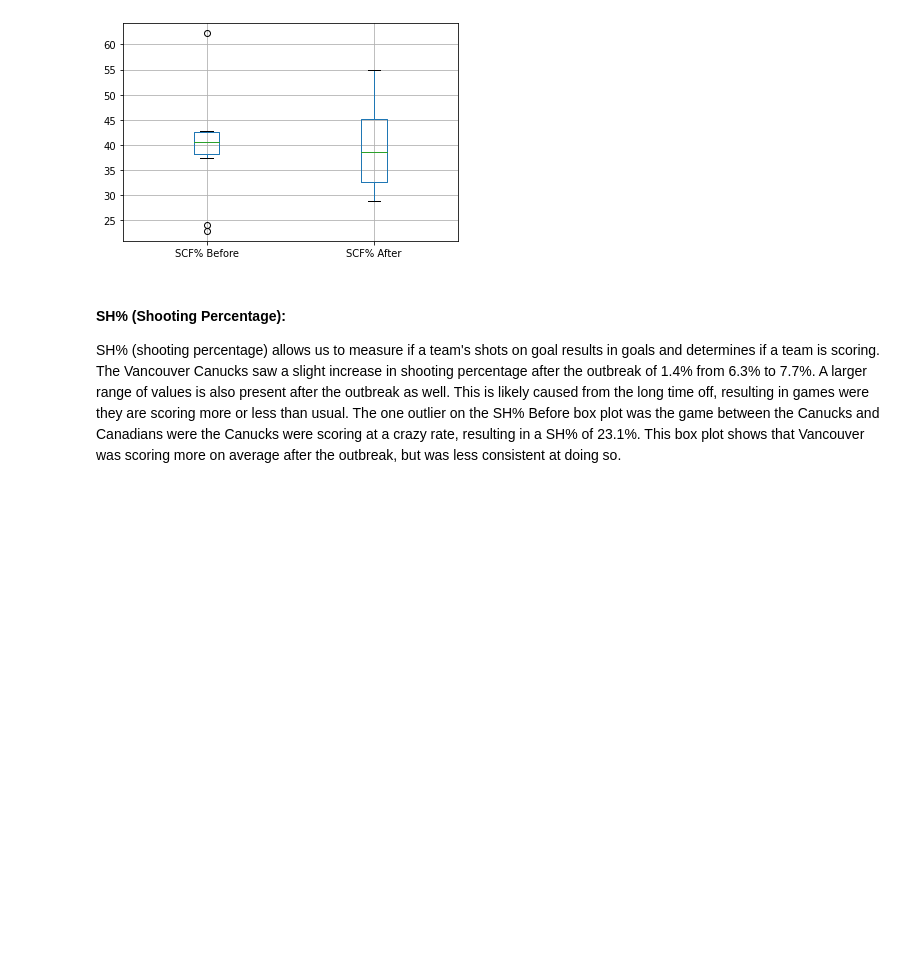
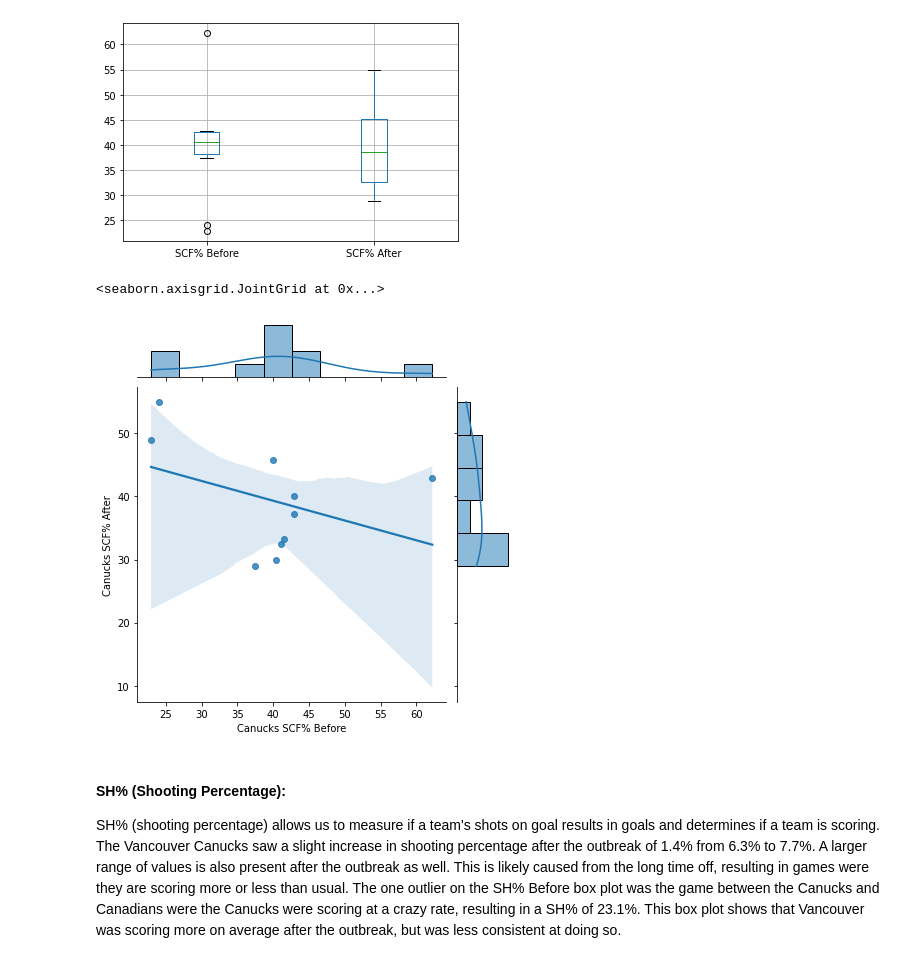
Before and after one commit to data301-2021-winter1/project-group23-project, a Jupyter notebook: notebooks/analysis1.ipynb, the cells around one changed output. Cells and saved outputs as stored; diff of their text form; code cells hidden in the pictures; blank space fills up the shorter version.

```diff
--- a/notebooks/analysis1.ipynb
+++ b/notebooks/analysis1.ipynb
@@ -356,6 +336,11 @@ CanucksBandA.boxplot(['SCF% Before','SCF% After'])
 # %% [output]
 <AxesSubplot:>
 [figure]
+# %%
+sns.jointplot(data=FinalCovidDataFrame, x="Canucks SCF% Before", y="Canucks SCF% After", kind="reg")
+# %% [output]
+<seaborn.axisgrid.JointGrid at 0x...>
+[figure, added]
 # %% [markdown]
 #### SH% (Shooting Percentage):
 SH% (shooting percentage) allows us to measure if a team's shots on goal results in goals and determines if a team is scoring. The Vancouver Canucks saw a slight increase in shooting percentage after the outbreak of 1.4% from 6.3% to 7.7%. A larger range of values is also present after the outbreak as well. This is likely caused from the long time off, resulting in games were they are scoring more or less than usual. The one outlier on the SH% Before box plot was the game between the Canucks and Canadians were the Canucks were scoring at a crazy rate, resulting in a SH% of 23.1%. This box plot shows that Vancouver was scoring more on average after the outbreak, but was less consistent at doing so.
```
Also changed, not shown: parts of 29 cells of this notebook, 1 other file.
